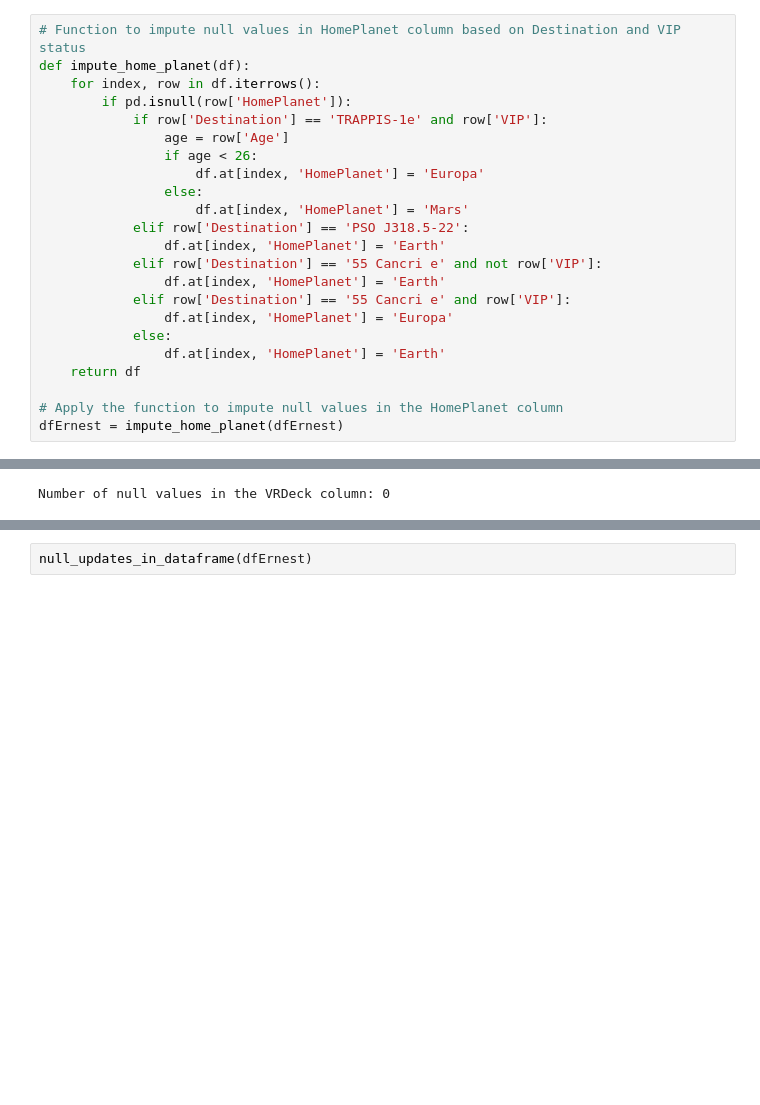
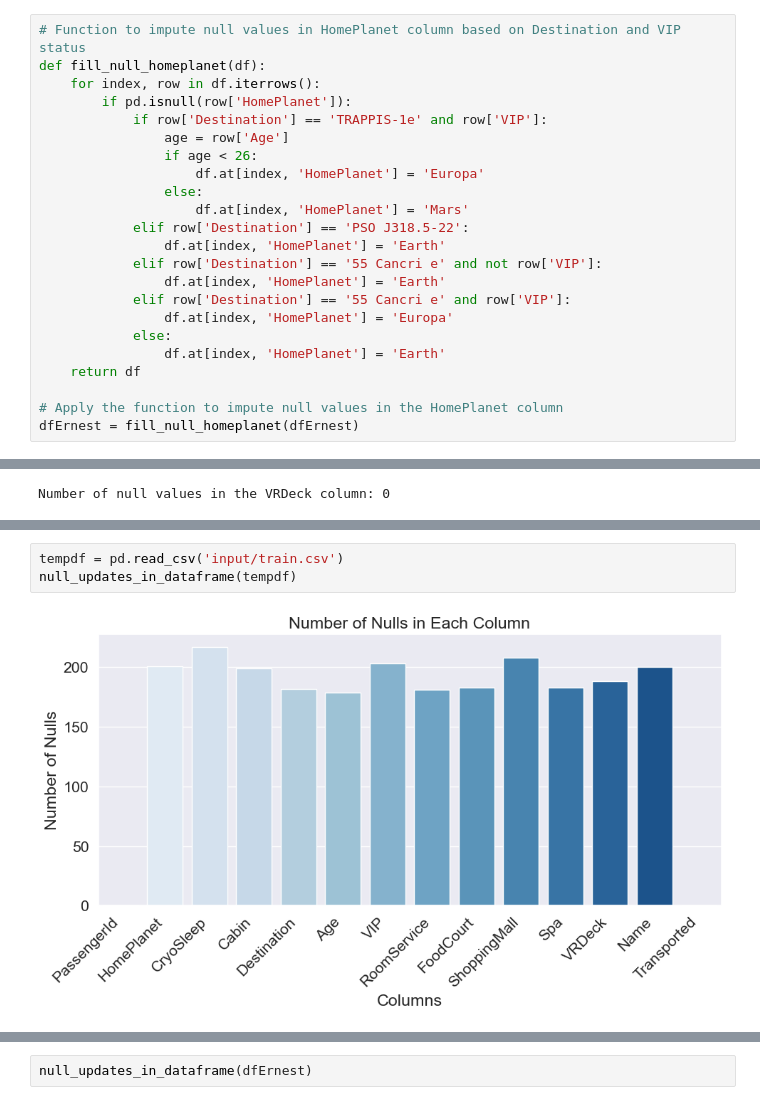
Before and after one commit to jessdcan/ML_Project_JALE, a Jupyter notebook: SpaceshipTitanic.ipynb, the cells around one changed output, grey strips where cells are left out. Saved outputs shown, nothing was run; the diff lists cells and outputs as text; blank space fills up the shorter version.

Commit message:
fucntion call to fill all data with ernest approach

```diff
--- a/SpaceshipTitanic.ipynb
+++ b/SpaceshipTitanic.ipynb
@@ -747,7 +747,7 @@ Number of null values in HomePlanet column: 0
 - Attempts to Imputate all null values in HomePlanet based on stats
 # %%
 # Function to impute null values in HomePlanet column based on Destination and VIP status
-def impute_home_planet(df):
+def fill_null_homeplanet(df):
     for index, row in df.iterrows():
         if pd.isnull(row['HomePlanet']):
             if row['Destination'] == 'TRAPPIS-1e' and row['VIP']:
@@ -767,7 +767,7 @@ def impute_home_planet(df):
     return df
 
 # Apply the function to impute null values in the HomePlanet column
-dfErnest = impute_home_planet(dfErnest)
+dfErnest = fill_null_homeplanet(dfErnest)
 # %% [markdown]
 - Check the number of null values in the HomePlanet column
 # %%
@@ -1506,0 +1525,5 @@ Number of null values in the VRDeck column: 0
+# %%
+tempdf = pd.read_csv('input/train.csv')
+null_updates_in_dataframe(tempdf)
+# %% [output]
+[figure, added]
```
Also changed, not shown: parts of 3 cells of this notebook.
